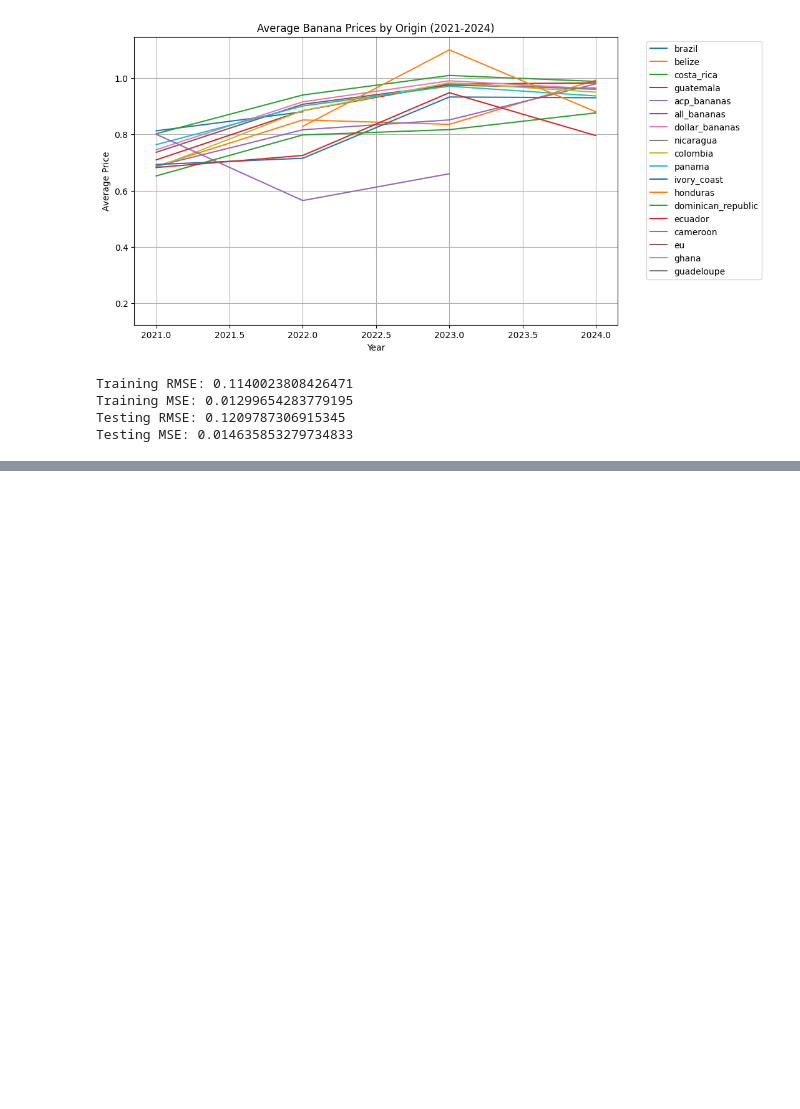
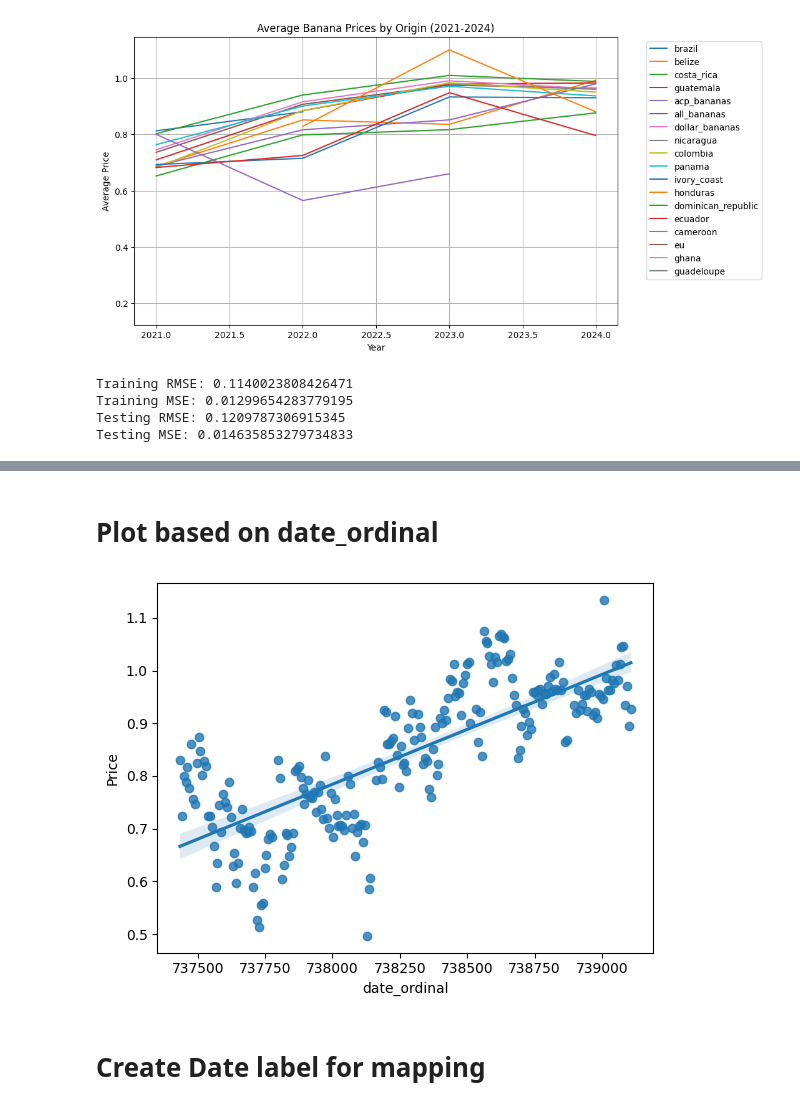
Before and after one commit to Tom-Yuen/TomY_Little_Projects, a Jupyter notebook: Banana.ipynb, the cells around one changed output, grey strips where cells are left out. Cells and saved outputs as stored; diff of their text form; code cells hidden in the pictures; blank space fills up the shorter version.

```diff
--- a/Banana.ipynb
+++ b/Banana.ipynb
@@ -317,3 +317,17 @@ Training RMSE: 0.1140023808426471
 Training MSE: 0.01299654283779195
 Testing RMSE: 0.1209787306915345
 Testing MSE: 0.014635853279734833
+# %%
+# prompt: import datetime, df_avg_price= df group by Date and summarize by average of Price, and define type of Date into datetime, add column date_ordinal and apply
+import datetime as dt
+import pandas as pd
+# Group by 'Date' and calculate average price
+df_avg_price = df.groupby('Date')['Price'].mean().reset_index()
+
+# Convert 'Date' to datetime
+df_avg_price['Date'] = pd.to_datetime(df_avg_price['Date'])
+
+# Add 'date_ordinal' column
+df_avg_price['date_ordinal'] = df_avg_price['Date'].apply(lambda date: date.toordinal())
+
+print(df_avg_price)
@@ -319,0 +349,9 @@ Testing MSE: 0.014635853279734833
+# %% [markdown]
+# Plot based on date_ordinal
+# %%
+ax = sns.regplot(x="date_ordinal", y="Price", data=df_avg_price)
+plt.show()
+# %% [output]
+[figure, added]
+# %% [markdown]
+# Create Date label for mapping
```
Also changed, not shown: parts of 7 cells of this notebook.
